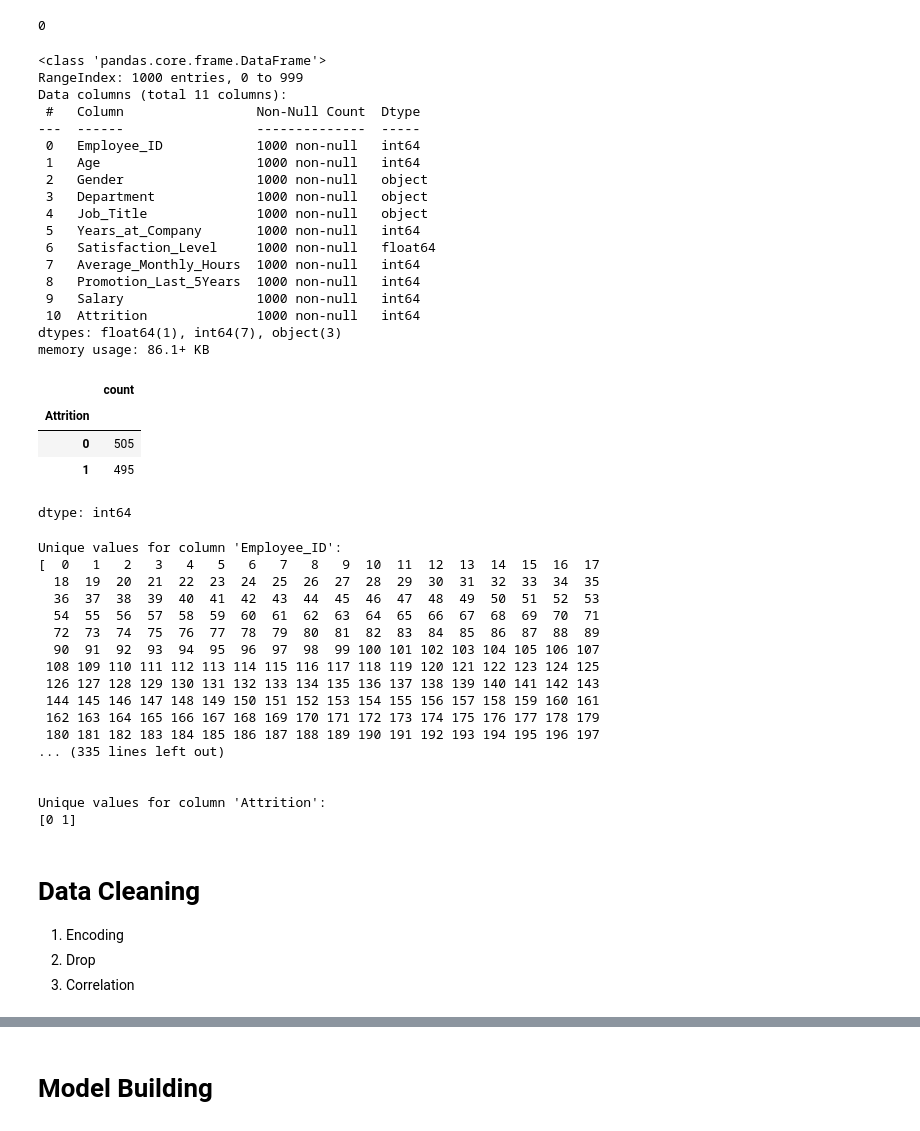
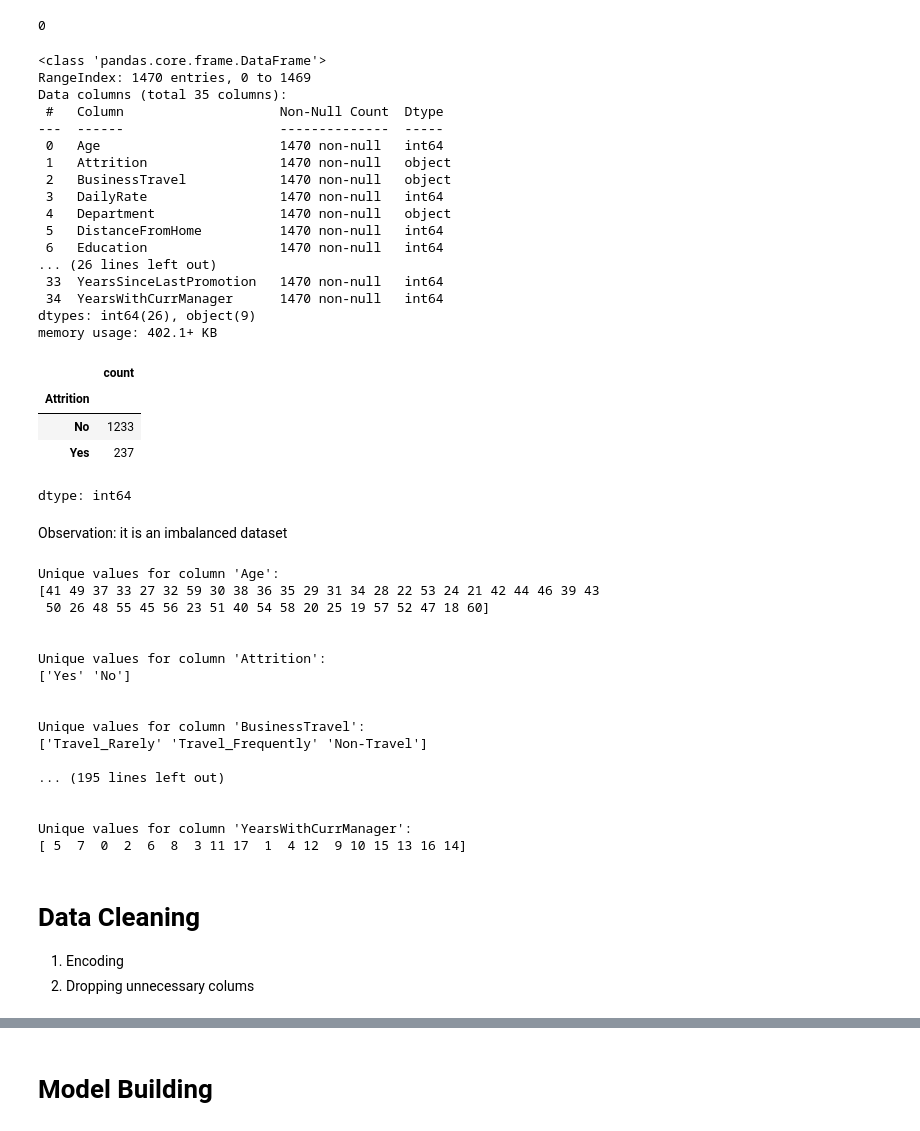
Before and after one commit to muajnstu/Customer_Churn_Prediction, a Jupyter notebook: Employee_Attrition_Prediction.ipynb, the cells around one changed output, grey strips where cells are left out. Saved outputs shown, nothing was run; the diff lists cells and outputs as text; code cells hidden in the pictures.

```diff
--- a/Employee_Attrition_Prediction.ipynb
+++ b/Employee_Attrition_Prediction.ipynb
@@ -49,4 +50,4 @@ def train_and_evaluate_models(models, X_train, X_test, y_train, y_test):
 # %% [markdown]
 # Data Loading
 # %%
-liza=pd.read_csv('https://raw.githubusercontent.com/muajnstu/ML-Datasets/refs/heads/main/employee_attrition_data.csv')
+df=pd.read_csv('https://raw.githubusercontent.com/muajnstu/ML-Datasets/refs/heads/main/WA_Fn-UseC_-HR-Employee-Attrition.csv')
@@ -72,60 +73,60 @@ print(liza.duplicated().sum())
 # %% [output]
 0
 # %%
-liza.info()
+df.info()
 # %% [output]
 <class 'pandas.core.frame.DataFrame'>
-RangeIndex: 1000 entries, 0 to 999
-Data columns (total 11 columns):
- #   Column                 Non-Null Count  Dtype
----  ------                 --------------  -----
- 0   Employee_ID            1000 non-null   int64
- 1   Age                    1000 non-null   int64
- 2   Gender                 1000 non-null   object
- 3   Department             1000 non-null   object
- 4   Job_Title              1000 non-null   object
- 5   Years_at_Company       1000 non-null   int64
- 6   Satisfaction_Level     1000 non-null   float64
- 7   Average_Monthly_Hours  1000 non-null   int64
- 8   Promotion_Last_5Years  1000 non-null   int64
- 9   Salary                 1000 non-null   int64
- 10  Attrition              1000 non-null   int64
-dtypes: float64(1), int64(7), object(3)
-memory usage: 86.1+ KB
+RangeIndex: 1470 entries, 0 to 1469
+Data columns (total 35 columns):
+ #   Column                    Non-Null Count  Dtype
+---  ------                    --------------  -----
+ 0   Age                       1470 non-null   int64
+ 1   Attrition                 1470 non-null   object
+ 2   BusinessTravel            1470 non-null   object
+ 3   DailyRate                 1470 non-null   int64
+ 4   Department                1470 non-null   object
+ 5   DistanceFromHome          1470 non-null   int64
+ 6   Education                 1470 non-null   int64
+... (26 lines left out)
+ 33  YearsSinceLastPromotion   1470 non-null   int64
+ 34  YearsWithCurrManager      1470 non-null   int64
+dtypes: int64(26), object(9)
+memory usage: 402.1+ KB
 # %%
-liza['Attrition'].value_counts()
+df['Attrition'].value_counts()
 # %% [output]
 |  | count |
 | Attrition |  |
-| 0 | 505 |
-| 1 | 495 |
+| No | 1233 |
+| Yes | 237 |
 dtype: int64
+# %% [markdown]
+Observation: it is an imbalanced dataset
 # %%
-for col in liza.columns:
+for col in df.columns:
     print(f"Unique values for column '{col}':")
-    print(liza[col].unique())
+    print(df[col].unique())
     print("\n")
 # %% [output]
-Unique values for column 'Employee_ID':
-[  0   1   2   3   4   5   6   7   8   9  10  11  12  13  14  15  16  17
-  18  19  20  21  22  23  24  25  26  27  28  29  30  31  32  33  34  35
-  36  37  38  39  40  41  42  43  44  45  46  47  48  49  50  51  52  53
-  54  55  56  57  58  59  60  61  62  63  64  65  66  67  68  69  70  71
-  72  73  74  75  76  77  78  79  80  81  82  83  84  85  86  87  88  89
-  90  91  92  93  94  95  96  97  98  99 100 101 102 103 104 105 106 107
- 108 109 110 111 112 113 114 115 116 117 118 119 120 121 122 123 124 125
- 126 127 128 129 130 131 132 133 134 135 136 137 138 139 140 141 142 143
- 144 145 146 147 148 149 150 151 152 153 154 155 156 157 158 159 160 161
- 162 163 164 165 166 167 168 169 170 171 172 173 174 175 176 177 178 179
- 180 181 182 183 184 185 186 187 188 189 190 191 192 193 194 195 196 197
-... (335 lines left out)
+Unique values for column 'Age':
+[41 49 37 33 27 32 59 30 38 36 35 29 31 34 28 22 53 24 21 42 44 46 39 43
+ 50 26 48 55 45 56 23 51 40 54 58 20 25 19 57 52 47 18 60]
 
 
 Unique values for column 'Attrition':
-[0 1]
+['Yes' 'No']
+
+
+Unique values for column 'BusinessTravel':
+['Travel_Rarely' 'Travel_Frequently' 'Non-Travel']
+
+... (195 lines left out)
+
+
+Unique values for column 'YearsWithCurrManager':
+[ 5  7  0  2  6  8  3 11 17  1  4 12  9 10 15 13 16 14]
 # %% [markdown]
 # Data Cleaning
 
 1. Encoding
-2. Drop
-3. Correlation
+2. Dropping unnecessary colums
```
Also changed, not shown: parts of 19 cells of this notebook.
